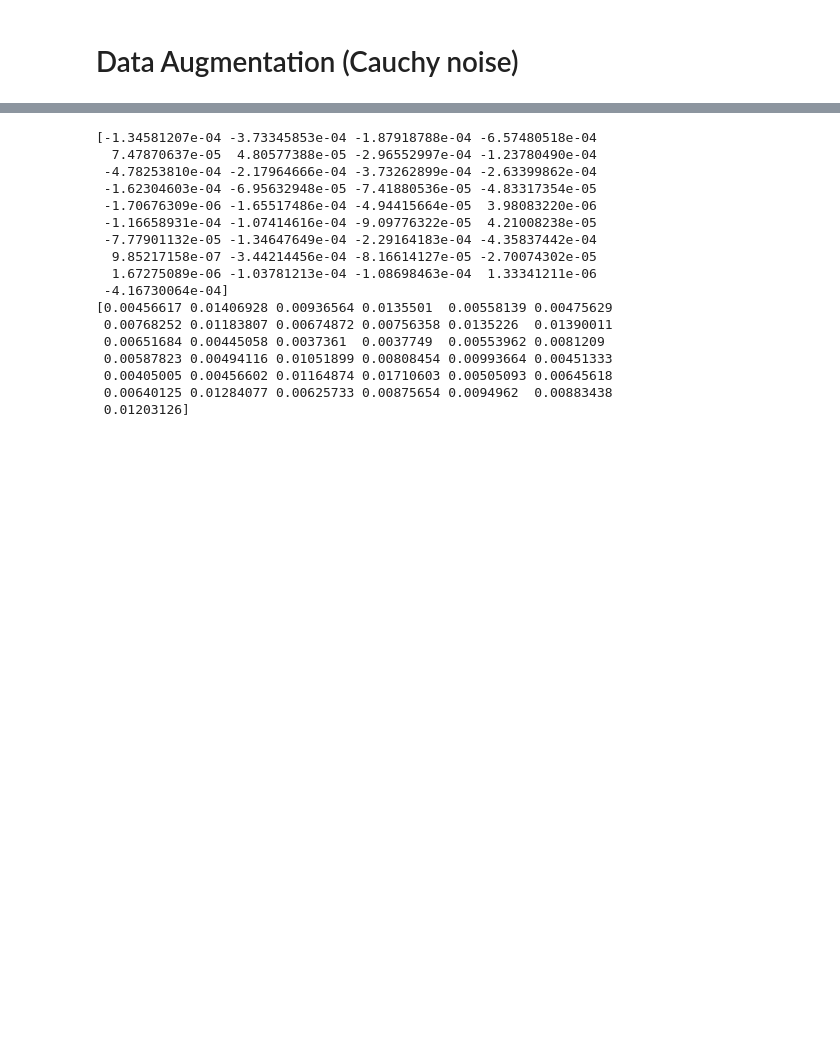
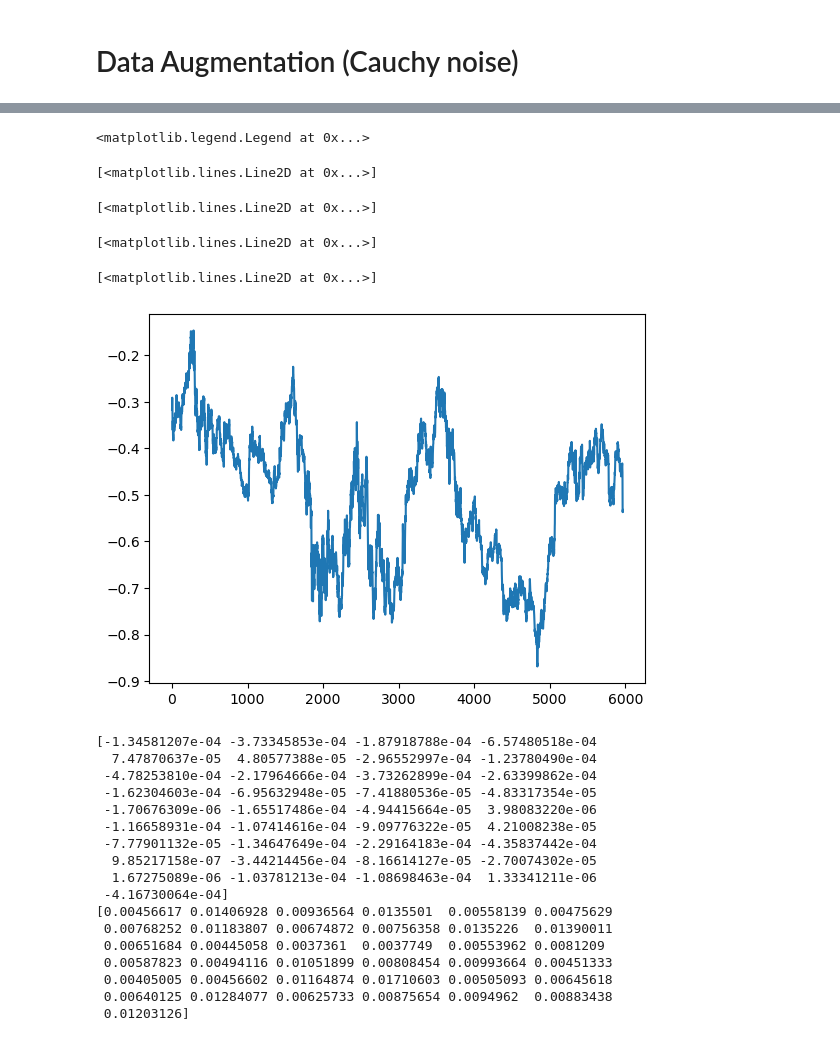
Before and after one commit to yyhhoi/yforseer, a Jupyter notebook: try.ipynb, the cells around one changed output, grey strips where cells are left out. Saved outputs shown, nothing was run; the diff lists cells and outputs as text; code cells hidden in the pictures; blank space fills up the shorter version.

```diff
--- a/try.ipynb
+++ b/try.ipynb
@@ -87,3 +183,46 @@ data.shape
+# %%
+from copy import deepcopy
+
+
+fig, ax = plt.subplots()
+ax.plot(reconstructed_signal, label='All coeff')
+
+for i in range(8):
+    coeff_half = deepcopy(coeff)
+    coeff_half[1][i:] = 0
+
+    reconstructed_signal2 = pywt.waverec(coeff_half, wavelet, mode="per" )
+
+    ax.plot(reconstructed_signal2, label='i=%d'%i)
+
+ax.legend()
+# %% [output]
+<matplotlib.legend.Legend at 0x...>
+# %%
+# pywt.upcoef('d', coeff[7], 'db4', level=1) +
+direct_recon = pywt.upcoef('a', coeff[0], 'db4', level=6)
+
+plt.plot(reconstructed_signal)
+plt.plot(direct_recon)
+# %% [output]
+[<matplotlib.lines.Line2D at 0x...>]
+# %%
+plt.plot(coeff[7])
+# %% [output]
+[<matplotlib.lines.Line2D at 0x...>]
+# %%
+%matplotlib qt
+plt.plot(x)
+plt.plot(reconstructed_signal)
+# %% [output]
+[<matplotlib.lines.Line2D at 0x...>]
+# %%
+x = data[0, :]
+
+plt.plot(x)
+# %% [output]
+[<matplotlib.lines.Line2D at 0x...>]
+[figure, added]
 # %%
 xdiff = np.diff(data, axis=1)
 mds = np.median(xdiff, axis=1)
```
Also changed, not shown: parts of 15 cells of this notebook, 4 other files.
